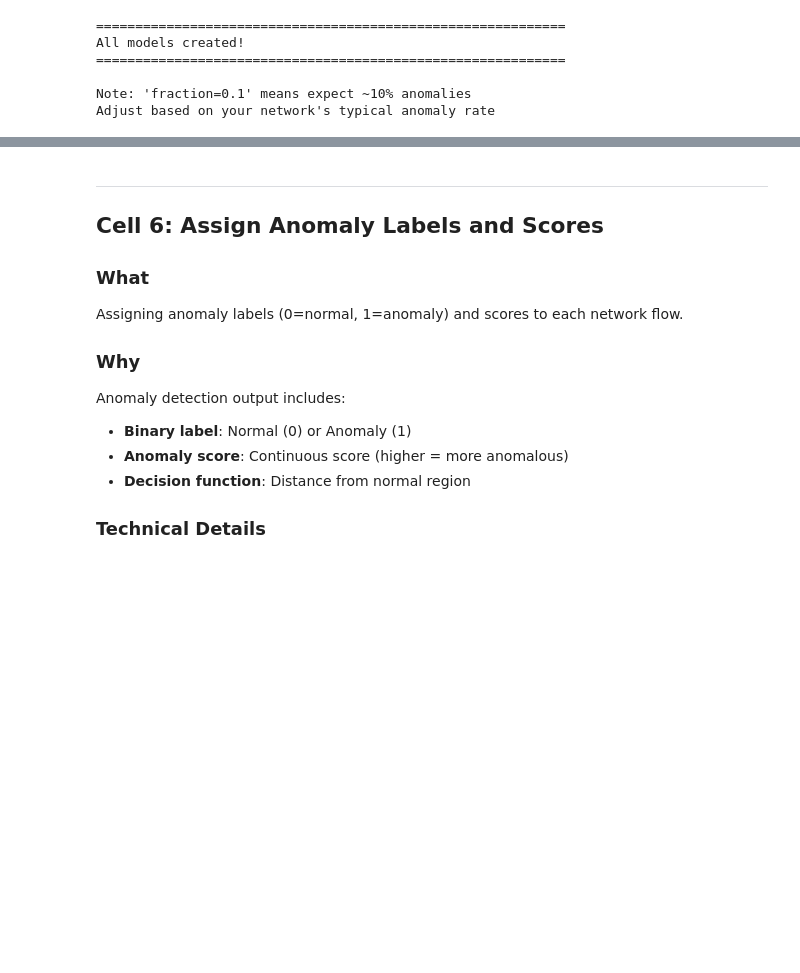
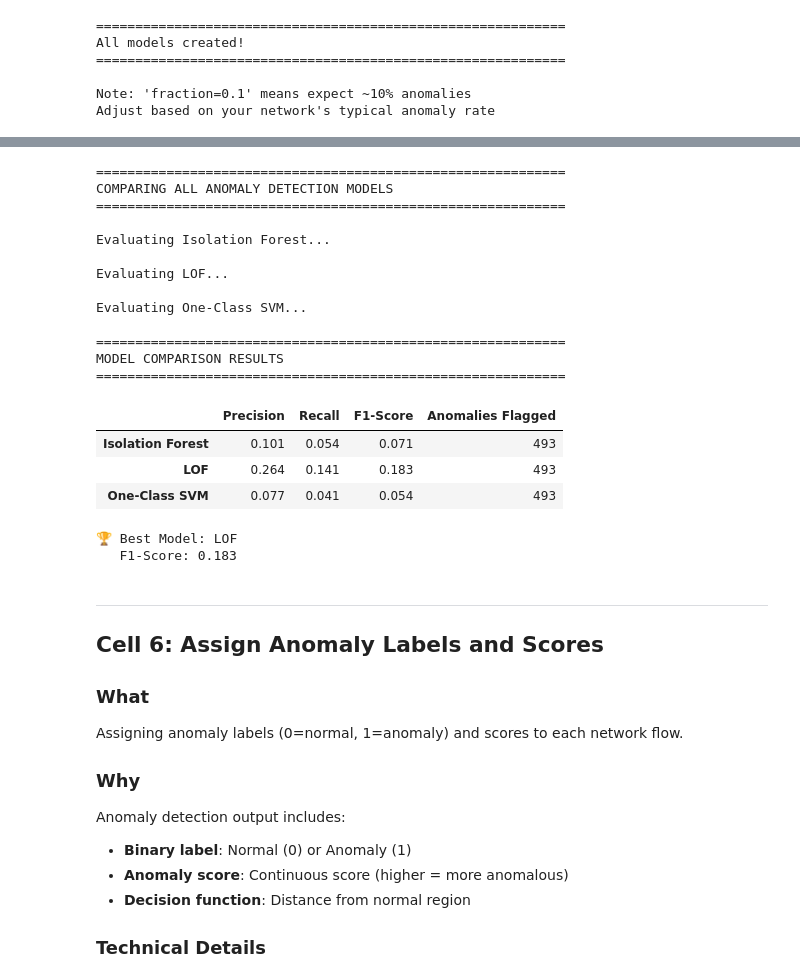
Before and after one commit to BalaAnbalagan/pycaret-automl-examples, a Jupyter notebook: anomaly-detection/network_intrusion_detection.ipynb, the cells around one changed output, grey strips where cells are left out. Saved outputs shown, nothing was run; the diff lists cells and outputs as text; code cells hidden in the pictures; blank space fills up the shorter version.

```diff
--- a/anomaly-detection/network_intrusion_detection.ipynb
+++ b/anomaly-detection/network_intrusion_detection.ipynb
@@ -693,3 +703,57 @@ Adjust based on your network's typical anomaly rate
+# %%
+from sklearn.metrics import precision_score, recall_score, f1_score
+
+print("=" * 60)
+print("COMPARING ALL ANOMALY DETECTION MODELS")
+print("=" * 60)
+
+results = {}
+models = {'Isolation Forest': iforest, 'LOF': lof, 'One-Class SVM': ocsvm}
+
+for model_name, model in models.items():
+    print(f"\nEvaluating {model_name}...")
+    preds = assign_model(model)
+
+    precision = precision_score(df['true_anomaly'], preds['Anomaly'])
+    recall = recall_score(df['true_anomaly'], preds['Anomaly'])
+    f1 = f1_score(df['true_anomaly'], preds['Anomaly'])
+
+    results[model_name] = {
+        'Precision': f"{precision:.3f}",
+        'Recall': f"{recall:.3f}",
+        'F1-Score': f"{f1:.3f}",
+        'Anomalies Flagged': (preds['Anomaly']==1).sum()
+    }
+
+print("\n" + "=" * 60)
+print("MODEL COMPARISON RESULTS")
+print("=" * 60)
+comparison_df = pd.DataFrame(results).T
+display(comparison_df)
+
+best_model = comparison_df['F1-Score'].astype(float).idxmax()
+print(f"\n🏆 Best Model: {best_model}")
+print(f"   F1-Score: {comparison_df.loc[best_model, 'F1-Score']}")
+# %% [output]
+============================================================
+COMPARING ALL ANOMALY DETECTION MODELS
+============================================================
+
+Evaluating Isolation Forest...
+
+Evaluating LOF...
+
+Evaluating One-Class SVM...
+
+============================================================
+MODEL COMPARISON RESULTS
+============================================================
+|  | Precision | Recall | F1-Score | Anomalies Flagged |
+| Isolation Forest | 0.101 | 0.054 | 0.071 | 493 |
+| LOF | 0.264 | 0.141 | 0.183 | 493 |
+| One-Class SVM | 0.077 | 0.041 | 0.054 | 493 |
+🏆 Best Model: LOF
+   F1-Score: 0.183
 # %% [markdown]
 ---
 
```
Also changed, not shown: parts of 7 cells of this notebook, 1 other file.
